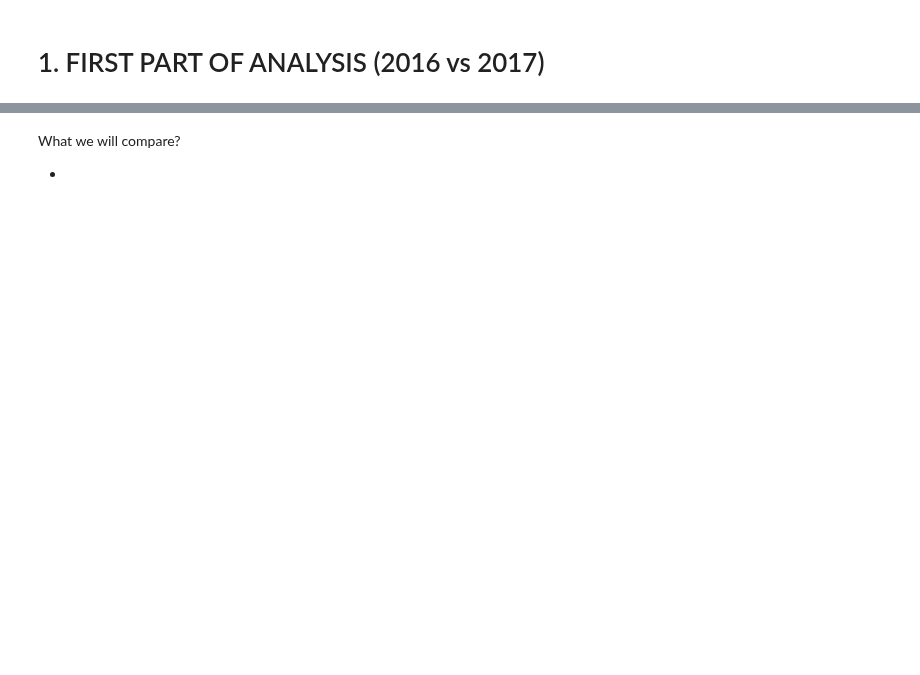
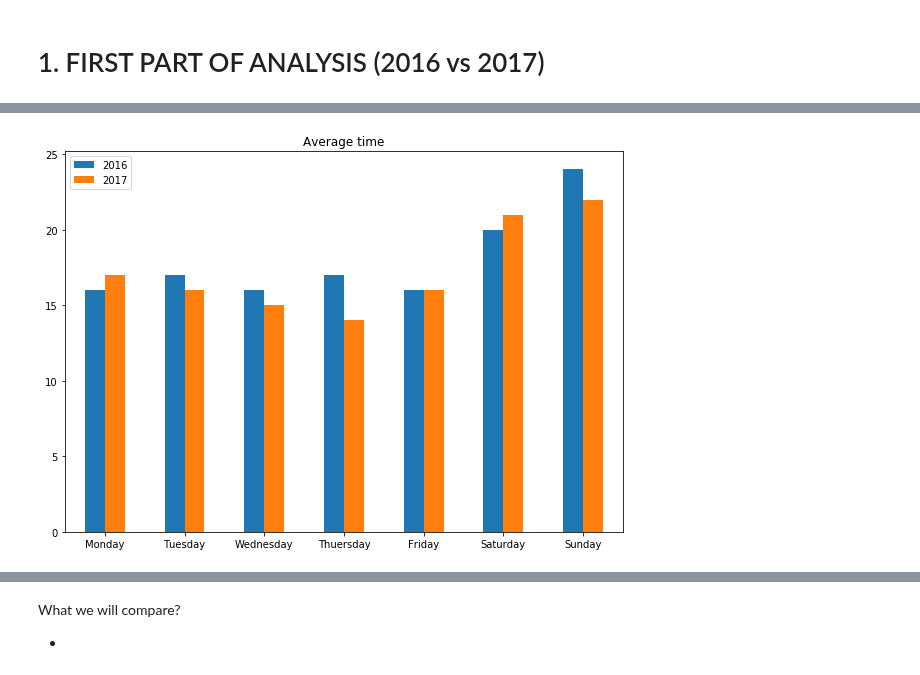
Before and after one commit to KGorczyca/City_bike_Lublin, a Jupyter notebook: PROJECT PART 4 (COMPARISON AND COCLUSIONS).ipynb, the cells around one changed output, grey strips where cells are left out. Drawn from its saved outputs; the diff is of its cells as text; code cells hidden in the pictures; blank space fills up the shorter version.

```diff
--- a/PROJECT PART 4 (COMPARISON AND COCLUSIONS).ipynb
+++ b/PROJECT PART 4 (COMPARISON AND COCLUSIONS).ipynb
@@ -78,0 +342,6 @@ c_b16
+# %%
+d = {'2016':[16,17,16,17,16,20,24], '2017':[17,16,15,14,16,21,22]}
+
+df = pd.DataFrame(data=d, index=['Monday','Tuesday','Wednesday','Thuersday','Friday','Saturday','Sunday'])
+
+df
@@ -78,0 +357,4 @@ c_b16
+# %%
+df.plot(y = ['2016','2017'],kind='bar',rot=360, figsize = (10,7),title = 'Average time', legend = True);
+# %% [output]
+[figure, added]
```
Also changed, not shown: parts of 27 cells of this notebook.
